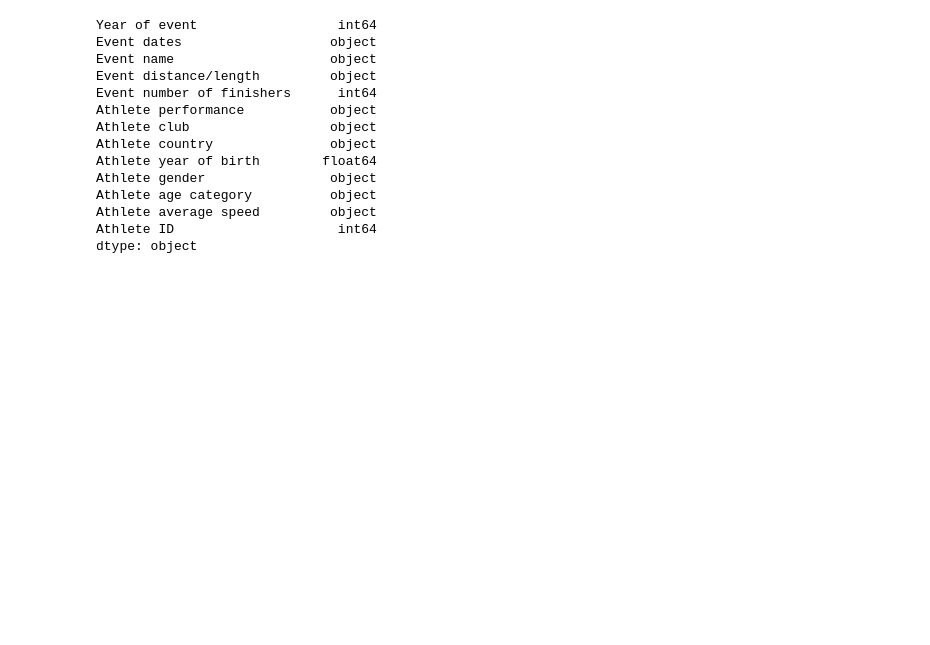
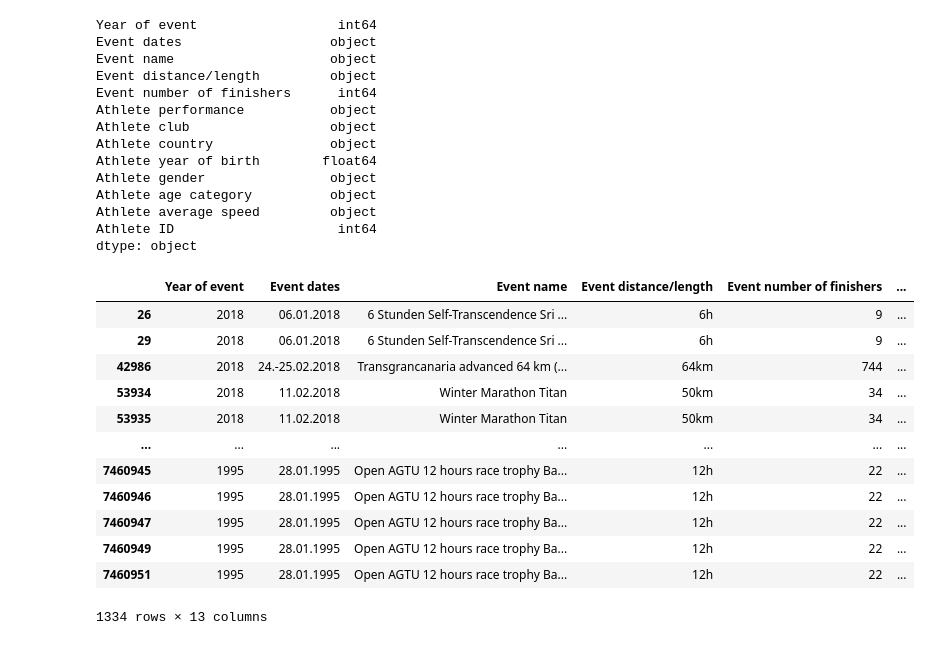
Before and after one commit to OlesiaNZ/python_running_data_analysis, a Jupyter notebook: analysis-the-big-dataset-of-ultra-marathon-running.ipynb, the cells around one changed output. Drawn from its saved outputs; the diff is of its cells as text; code cells hidden in the pictures; blank space fills up the shorter version.

Commit message:
Kaggle Notebook | Analysis the big dataset of ultra-marathon running | Version 12

```diff
--- a/analysis-the-big-dataset-of-ultra-marathon-running.ipynb
+++ b/analysis-the-big-dataset-of-ultra-marathon-running.ipynb
@@ -444,3 +445,21 @@ Athlete age category          object
 Athlete average speed         object
 Athlete ID                     int64
 dtype: object
+# %%
+# Let's assess the number of missing values in the "Athlete year of birth" column
+dfRUS[dfRUS['Athlete year of birth'] == 0]
+# We have 1 334 rows with missing date of birth
+# %% [output]
+|  | Year of event | Event dates | Event name | Event distance/length | Event number of finishers | ... |
+| 26 | 2018 | 06.01.2018 | 6 Stunden Self-Transcendence Sri ... | 6h | 9 | ... |
+| 29 | 2018 | 06.01.2018 | 6 Stunden Self-Transcendence Sri ... | 6h | 9 | ... |
+| 42986 | 2018 | 24.-25.02.2018 | Transgrancanaria advanced 64 km (... | 64km | 744 | ... |
+| 53934 | 2018 | 11.02.2018 | Winter Marathon Titan | 50km | 34 | ... |
+| 53935 | 2018 | 11.02.2018 | Winter Marathon Titan | 50km | 34 | ... |
+| ... | ... | ... | ... | ... | ... | ... |
+| 7460945 | 1995 | 28.01.1995 | Open AGTU 12 hours race trophy Ba... | 12h | 22 | ... |
+| 7460946 | 1995 | 28.01.1995 | Open AGTU 12 hours race trophy Ba... | 12h | 22 | ... |
+| 7460947 | 1995 | 28.01.1995 | Open AGTU 12 hours race trophy Ba... | 12h | 22 | ... |
+| 7460949 | 1995 | 28.01.1995 | Open AGTU 12 hours race trophy Ba... | 12h | 22 | ... |
+| 7460951 | 1995 | 28.01.1995 | Open AGTU 12 hours race trophy Ba... | 12h | 22 | ... |
+1334 rows × 13 columns
```
Also changed, not shown: parts of 9 cells of this notebook.
